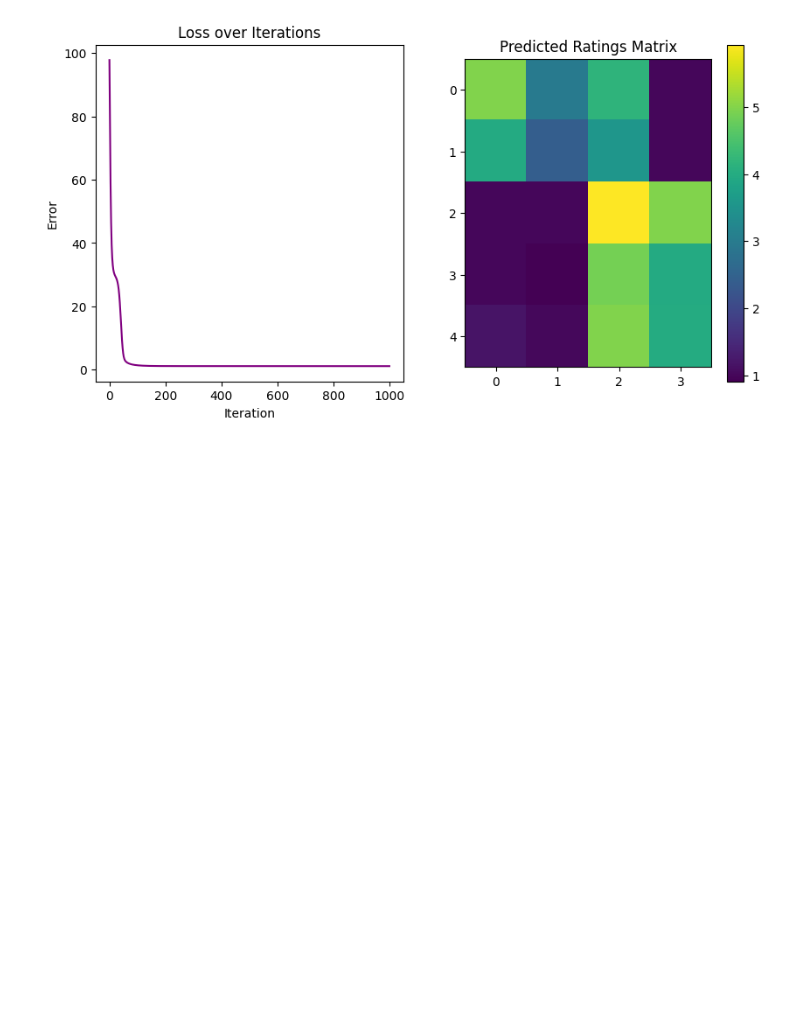
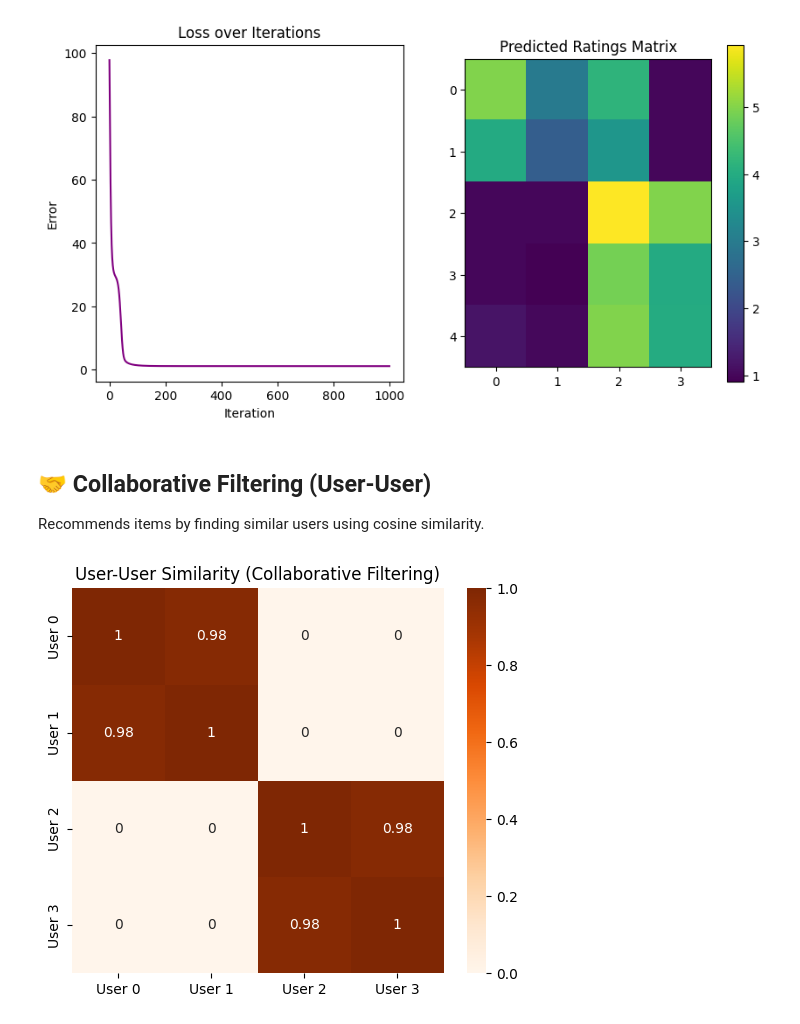
Before and after one commit to thompgt/ML-Under-The-Hood, a Jupyter notebook: notebooks/17_Recommender_Systems.ipynb, the cells around one changed output. Saved outputs shown, nothing was run; the diff lists cells and outputs as text; code cells hidden in the pictures; blank space fills up the shorter version.

```diff
--- a/notebooks/17_Recommender_Systems.ipynb
+++ b/notebooks/17_Recommender_Systems.ipynb
@@ -61,3 +61,26 @@ plt.title('Predicted Ratings Matrix')
 plt.show()
 # %% [output]
 [figure]
+# %% [markdown]
+## 🤝 Collaborative Filtering (User-User)
+Recommends items by finding similar users using cosine similarity.
+# %%
+
+from sklearn.metrics.pairwise import cosine_similarity
+import seaborn as sns
+
+# Dummy user-item ratings matrix (4 users, 4 items)
+ratings = np.array([
+    [5, 4, 0, 0],
+    [4, 5, 0, 0],
+    [0, 0, 5, 4],
+    [0, 0, 4, 5]
+])
+
+user_sim = cosine_similarity(ratings)
+plt.figure(figsize=(6, 5))
+sns.heatmap(user_sim, annot=True, cmap='Oranges', xticklabels=[f'User {i}' for i in range(4)], yticklabels=[f'User {i}' for i in range(4)])
+plt.title("User-User Similarity (Collaborative Filtering)")
+plt.show()
+# %% [output]
+[figure, added]
```
Also changed, not shown: parts of 4 cells of this notebook, 2 other files.
